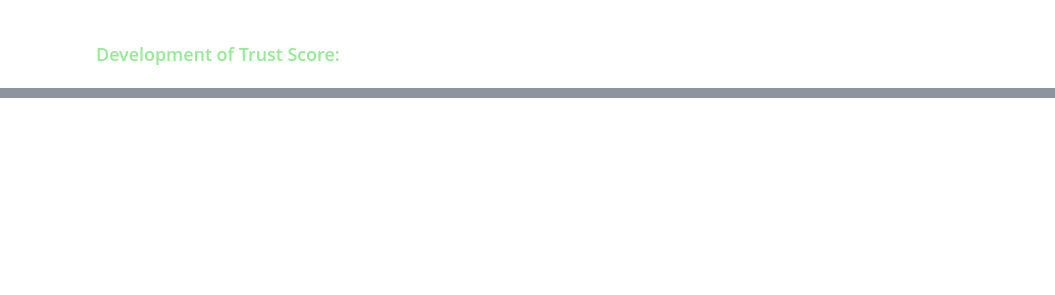
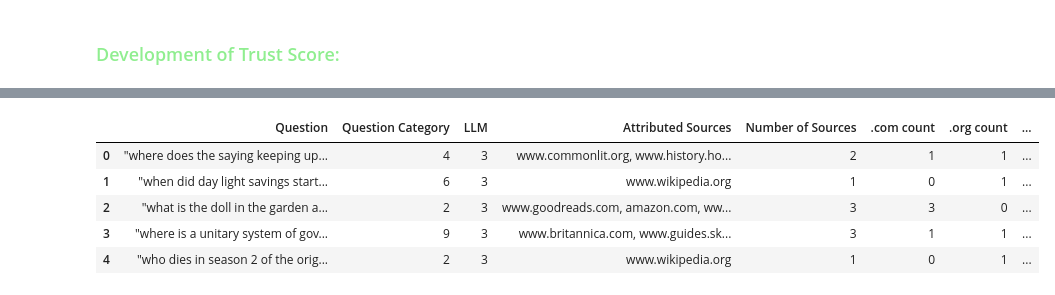
Before and after one commit to agreen8911/Building-Transparency-in-Search-Based-AI, a Jupyter notebook: data/eda.ipynb, the cells around one changed output, grey strips where cells are left out. Drawn from its saved outputs; the diff is of its cells as text; code cells hidden in the pictures; blank space fills up the shorter version.

```diff
--- a/data/eda.ipynb
+++ b/data/eda.ipynb
@@ -300,0 +294,21 @@ plt.show()
+# %%
+encoder = LabelEncoder()
+encoded_LLMs = encoder.fit_transform(df_trust_score['LLM'])
+df_trust_score['LLM'] = encoded_LLMs + 1
+
+encoded_question_categories = encoder.fit_transform(df_trust_score['Question Category'])
+df_trust_score['Question Category'] = encoded_question_categories + 1
+
+df_trust_score = pd.get_dummies(df_trust_score, columns=['Are All Source Links Functional', 'Multi-modal Response'], drop_first=True).fillna(0)
+
+numeric_columns = df_trust_score.select_dtypes(include=[np.number, 'bool']).columns
+df_trust_score[numeric_columns] = df_trust_score[numeric_columns].astype(int)
+
+df_trust_score.head()
+# %% [output]
+|  | Question | Question Category | LLM | Attributed Sources | Number of Sources | .com count | .org count | ... |
+| 0 | "where does the saying keeping up... | 4 | 3 | www.commonlit.org, www.history.ho... | 2 | 1 | 1 | ... |
+| 1 | "when did day light savings start... | 6 | 3 | www.wikipedia.org | 1 | 0 | 1 | ... |
+| 2 | "what is the doll in the garden a... | 2 | 3 | www.goodreads.com, amazon.com, ww... | 3 | 3 | 0 | ... |
+| 3 | "where is a unitary system of gov... | 9 | 3 | www.britannica.com, www.guides.sk... | 3 | 1 | 1 | ... |
+| 4 | "who dies in season 2 of the orig... | 2 | 3 | www.wikipedia.org | 1 | 0 | 1 | ... |
```
Also changed, not shown: parts of 12 cells of this notebook, 1 other file.
